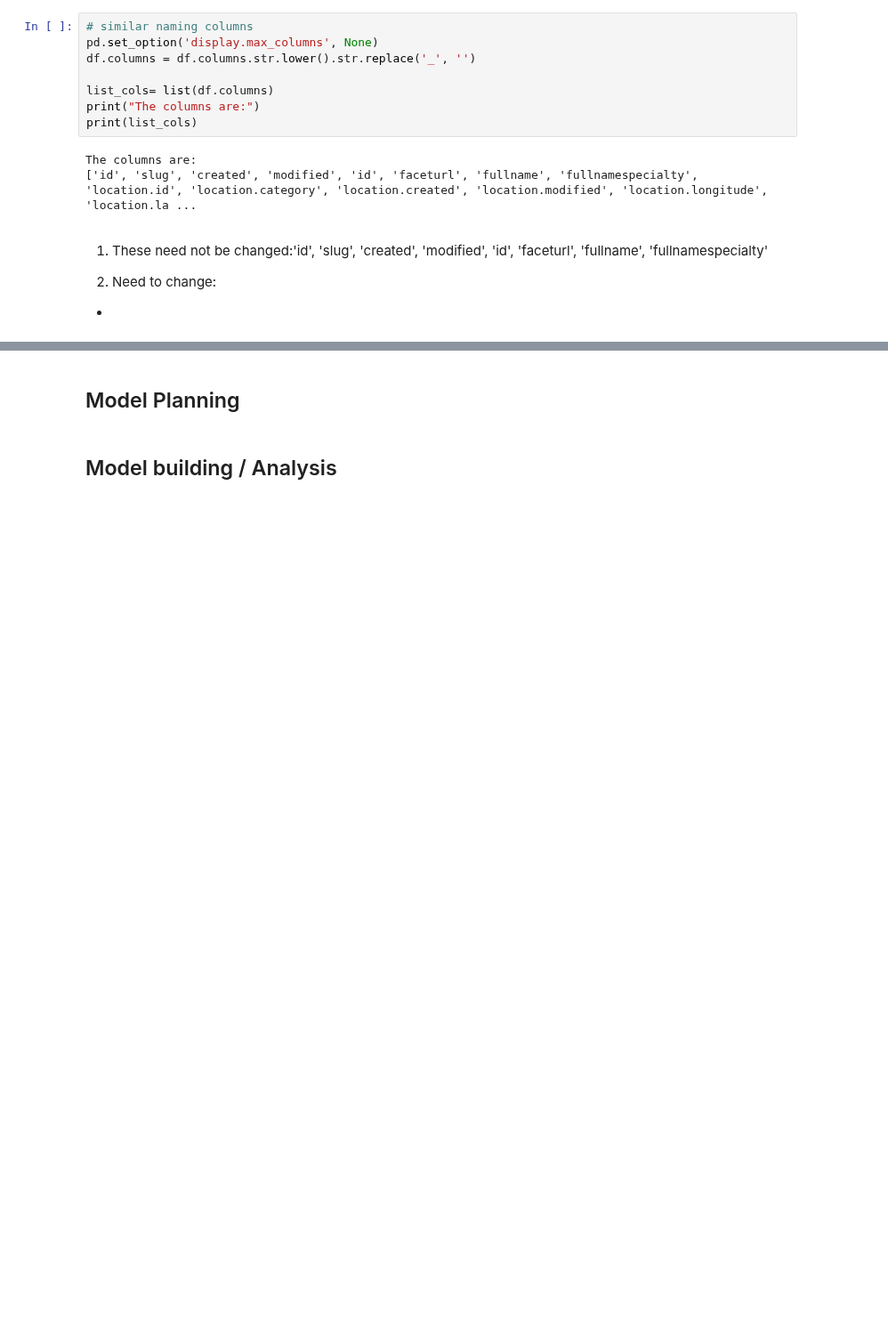
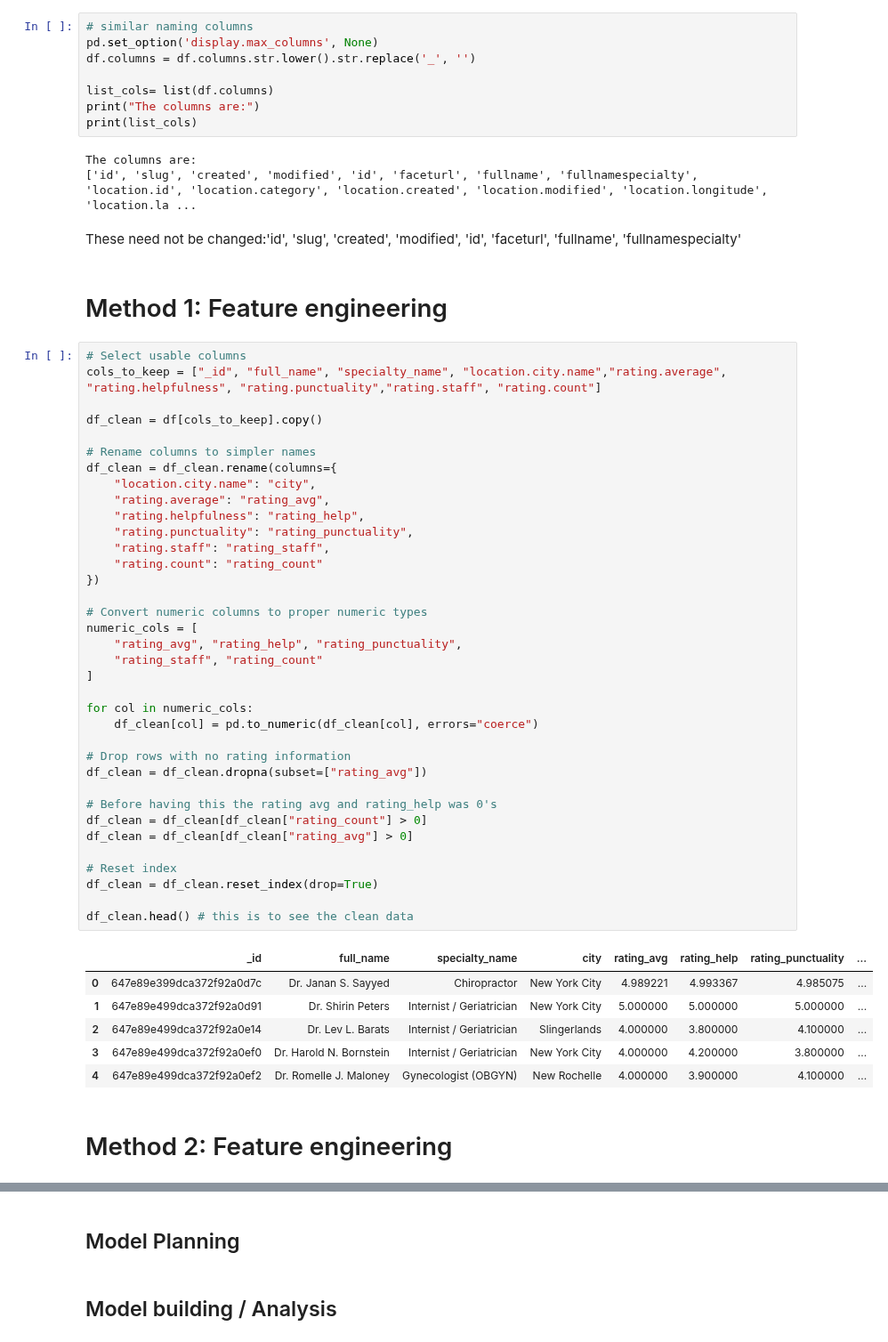
Before and after one commit to cis9650group7-boop/Group-7_Project1_HealthRateAnalysis, a Jupyter notebook: term_project_group7.ipynb, the cells around one changed output, grey strips where cells are left out. Shown at 89% size. Saved outputs shown, nothing was run; the diff lists cells and outputs as text; blank space fills up the shorter version.

```diff
--- a/term_project_group7.ipynb
+++ b/term_project_group7.ipynb
@@ -219,7 +218,51 @@ print(list_cols)
 The columns are:
 ['id', 'slug', 'created', 'modified', 'id', 'faceturl', 'fullname', 'fullnamespecialty', 'location.id', 'location.category', 'location.created', 'location.modified', 'location.longitude', 'location.la ...
 # %% [markdown]
-1. These need not be changed:'id', 'slug', 'created', 'modified', 'id', 'faceturl', 'fullname', 'fullnamespecialty'
-
-2. Need to change:
--
+These need not be changed:'id', 'slug', 'created', 'modified', 'id', 'faceturl', 'fullname', 'fullnamespecialty'
+# %% [markdown]
+# Method 1: Feature engineering
+# %%
+# Select usable columns
+cols_to_keep = ["_id", "full_name", "specialty_name", "location.city.name","rating.average", "rating.helpfulness", "rating.punctuality","rating.staff", "rating.count"]
+
+df_clean = df[cols_to_keep].copy()
+
+# Rename columns to simpler names
+df_clean = df_clean.rename(columns={
+    "location.city.name": "city",
+    "rating.average": "rating_avg",
+    "rating.helpfulness": "rating_help",
+    "rating.punctuality": "rating_punctuality",
+    "rating.staff": "rating_staff",
+    "rating.count": "rating_count"
+})
+
+# Convert numeric columns to proper numeric types
+numeric_cols = [
+    "rating_avg", "rating_help", "rating_punctuality",
+    "rating_staff", "rating_count"
+]
+
+for col in numeric_cols:
+    df_clean[col] = pd.to_numeric(df_clean[col], errors="coerce")
+
+# Drop rows with no rating information
+df_clean = df_clean.dropna(subset=["rating_avg"])
+
+# Before having this the rating avg and rating_help was 0's
+df_clean = df_clean[df_clean["rating_count"] > 0]
+df_clean = df_clean[df_clean["rating_avg"] > 0]
+
+# Reset index
+df_clean = df_clean.reset_index(drop=True)
+
+df_clean.head() # this is to see the clean data
+# %% [output]
+|  | _id | full_name | specialty_name | city | rating_avg | rating_help | rating_punctuality | ... |
+| 0 | 647e89e399dca372f92a0d7c | Dr. Janan S. Sayyed | Chiropractor | New York City | 4.989221 | 4.993367 | 4.985075 | ... |
+| 1 | 647e89e499dca372f92a0d91 | Dr. Shirin Peters | Internist / Geriatrician | New York City | 5.000000 | 5.000000 | 5.000000 | ... |
+| 2 | 647e89e499dca372f92a0e14 | Dr. Lev L. Barats | Internist / Geriatrician | Slingerlands | 4.000000 | 3.800000 | 4.100000 | ... |
+| 3 | 647e89e499dca372f92a0ef0 | Dr. Harold N. Bornstein | Internist / Geriatrician | New York City | 4.000000 | 4.200000 | 3.800000 | ... |
+| 4 | 647e89e499dca372f92a0ef2 | Dr. Romelle J. Maloney | Gynecologist (OBGYN) | New Rochelle | 4.000000 | 3.900000 | 4.100000 | ... |
+# %% [markdown]
+# Method 2: Feature engineering
```
Also changed, not shown: parts of 7 cells of this notebook.
